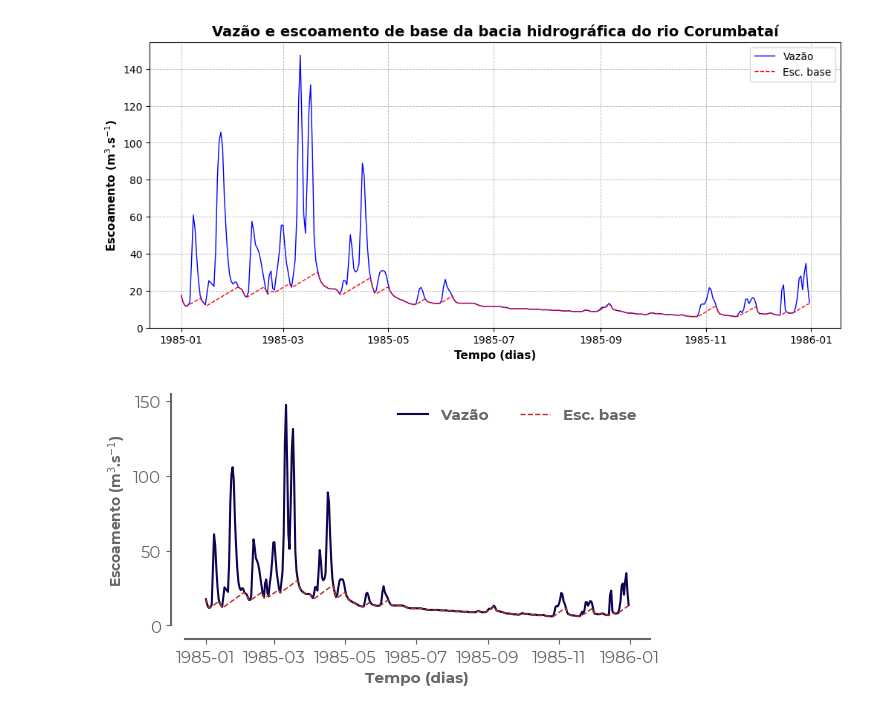
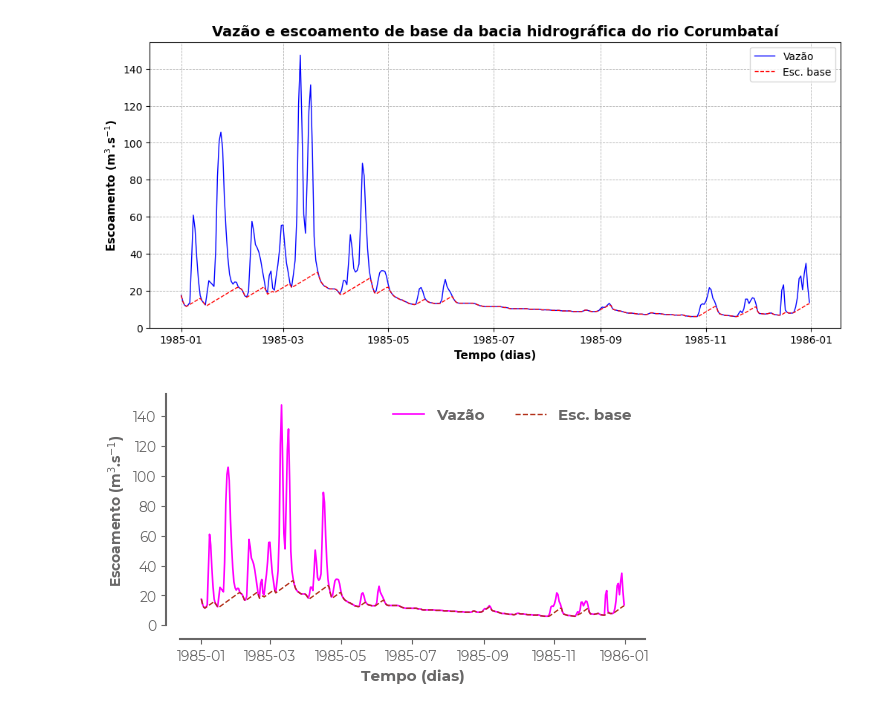
Before and after one commit to wanderam/separacao-escoamento-base, a Jupyter notebook: sep_baseflow.ipynb, the cells around one changed output. Cells and saved outputs as stored; diff of their text form; code cells hidden in the pictures.

Commit message:
ajuste plot

```diff
--- a/sep_baseflow.ipynb
+++ b/sep_baseflow.ipynb
@@ -281,7 +281,7 @@ plt.rcParams['font.family'] = prop.get_name()
 fig, ax = plt.subplots(figsize=(6, 3))
 
 #Plotando vazão e escoamento de base
-ax.plot(df3.index, df3['Vazao_calc_cms'], color="#100552", lw=1.5, ls='-', label='Vazão')
+ax.plot(df3.index, df3['Vazao_calc_cms'], color='magenta', lw=1.2, ls='-', label='Vazão')   # '#100552'
 ax.plot(df3.index, df3['Esc_base_cms'], color="#B3321B", lw=1.0, ls='--', label='Esc. base')
 
 #Cor demais itens
@@ -292,31 +292,31 @@ plt.ylabel('Escoamento (m$^{3}$.s$^{-1}$)', fontsize=10, color=cor_itens, fontwe
 plt.xlabel('Tempo (dias)', fontsize=11, color=cor_itens, weight='bold')
 plt.ylim(0, None)
 ax.legend(loc='upper right', alignment='left', ncols=2, frameon=False, labelcolor=cor_itens, prop={
     'size': 11,
     'weight': 'bold',
     'style': 'normal'})
 
 
 # Alterando a cor das spines
 for spine in ax.spines.values():
     spine.set_color(cor_itens)
 
 # Remove o topo e o lado direito por padrão
 sns.despine()
 
 ax.spines['left'].set_linewidth(1.5)
 ax.spines['bottom'].set_linewidth(1.5)
 
 ax.spines['left'].set_position(('outward', 10))
 ax.spines['bottom'].set_position(('outward', 10))
 
 # Altera a cor dos tracinhos (colors) e dos números (labelcolor)
 ax.tick_params(axis='both', colors=cor_itens, labelcolor=cor_itens)
 
 
 #Salvando a figura
 plt.savefig('baseflow_plot2.png', facecolor='w', bbox_inches='tight', dpi=300)
 
 plt.show()
 # %% [output]
-[figure, old version]
+[figure, new version]
```
Also changed, not shown: parts of 1 cell of this notebook, 2 other files.
